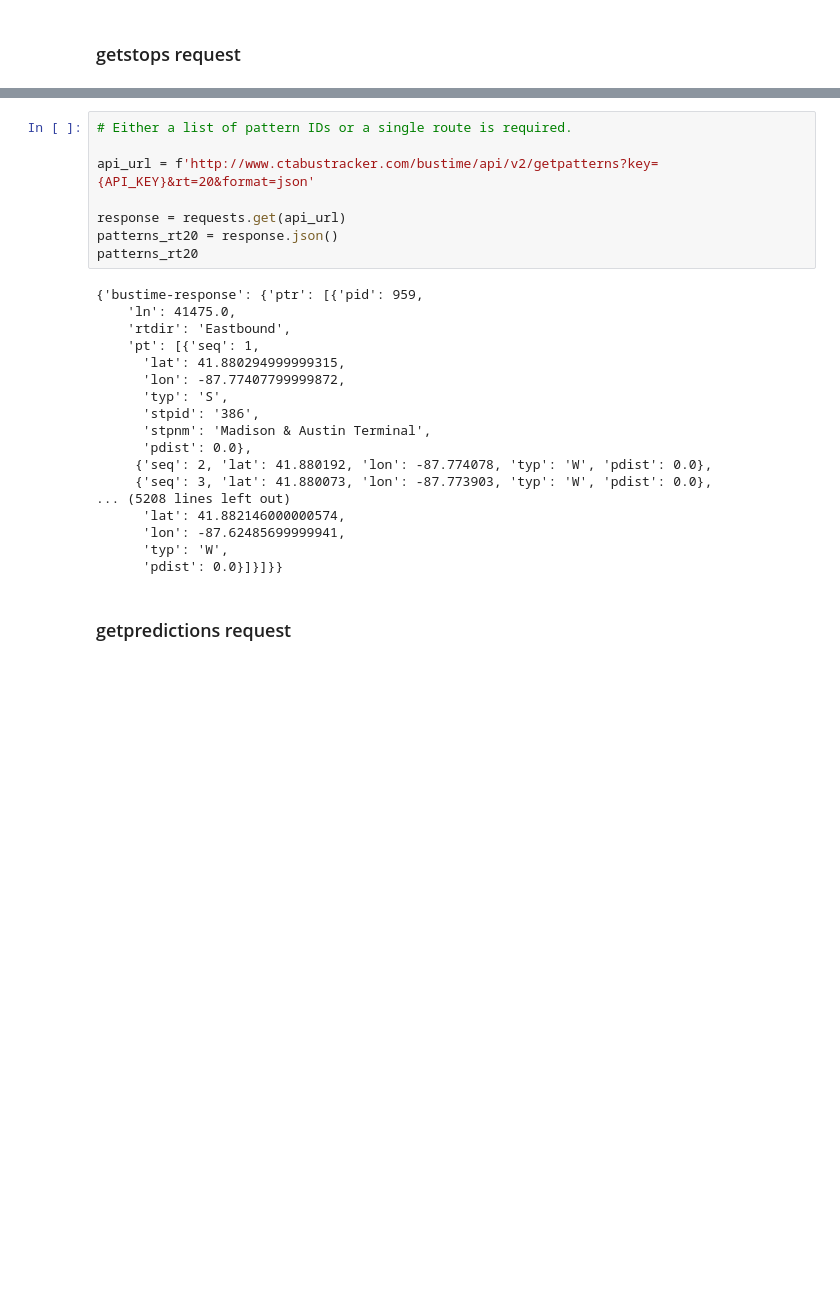
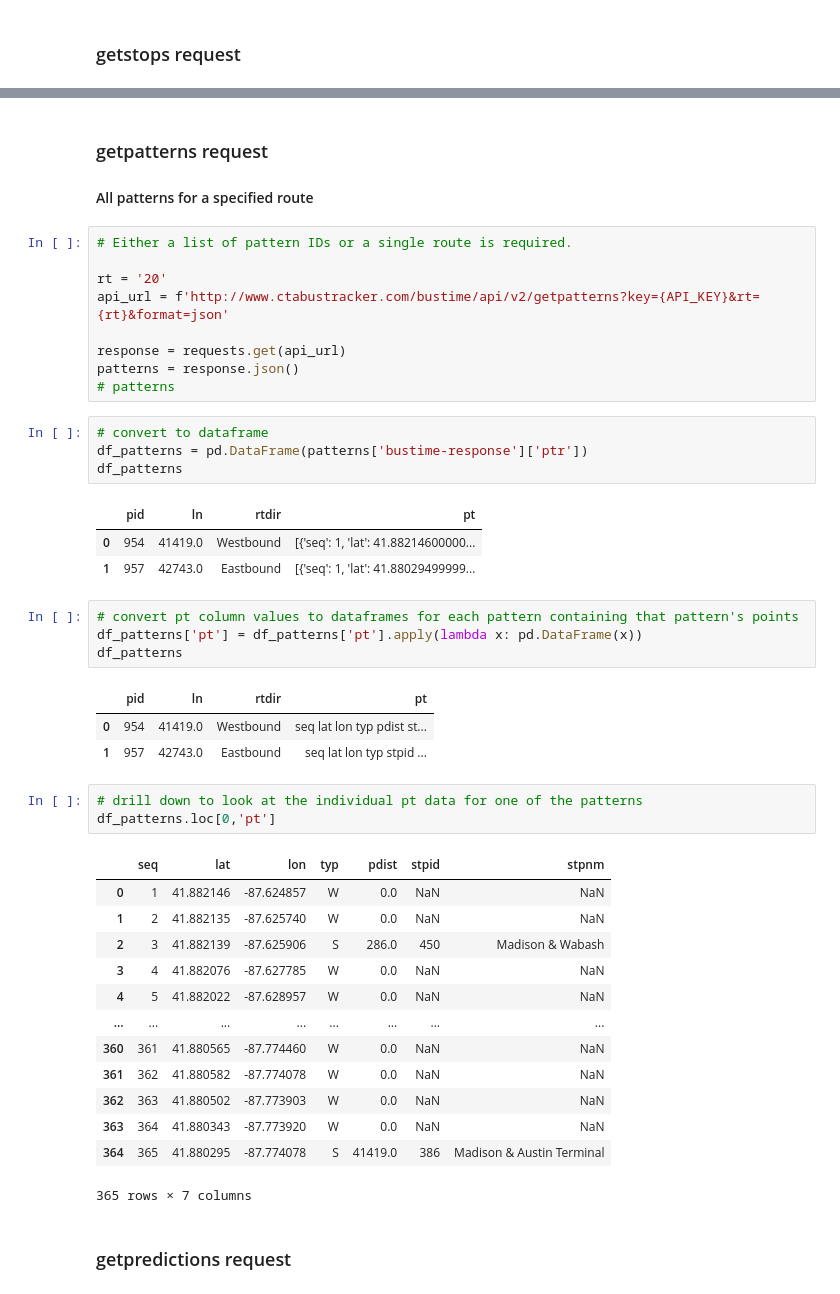
Before and after one commit to kristenhahn/cta_bus_tracker_exploration, a Jupyter notebook: cta_bus_tracker_exploration.ipynb, the cells around one changed output, grey strips where cells are left out. Saved outputs shown, nothing was run; the diff lists cells and outputs as text; blank space fills up the shorter version.

```diff
--- a/cta_bus_tracker_exploration.ipynb
+++ b/cta_bus_tracker_exploration.ipynb
@@ -120,29 +182,48 @@ stops_rt20_wb
+# %% [markdown]
+### getpatterns request
+#### All patterns for a specified route
 # %%
 # Either a list of pattern IDs or a single route is required.
 
-api_url = f'http://www.ctabustracker.com/bustime/api/v2/getpatterns?key={API_KEY}&rt=20&format=json'
+rt = '20'
+api_url = f'http://www.ctabustracker.com/bustime/api/v2/getpatterns?key={API_KEY}&rt={rt}&format=json'
 
 response = requests.get(api_url)
-patterns_rt20 = response.json()
-patterns_rt20
+patterns = response.json()
+# patterns
-# %% [output]
-{'bustime-response': {'ptr': [{'pid': 959,
-    'ln': 41475.0,
-    'rtdir': 'Eastbound',
-    'pt': [{'seq': 1,
-      'lat': 41.880294999999315,
-      'lon': -87.77407799999872,
-      'typ': 'S',
-      'stpid': '386',
-      'stpnm': 'Madison & Austin Terminal',
-      'pdist': 0.0},
-     {'seq': 2, 'lat': 41.880192, 'lon': -87.774078, 'typ': 'W', 'pdist': 0.0},
-     {'seq': 3, 'lat': 41.880073, 'lon': -87.773903, 'typ': 'W', 'pdist': 0.0},
-... (5208 lines left out)
-      'lat': 41.882146000000574,
-      'lon': -87.62485699999941,
-      'typ': 'W',
-      'pdist': 0.0}]}]}}
+# %%
+# convert to dataframe
+df_patterns = pd.DataFrame(patterns['bustime-response']['ptr'])
+df_patterns
+# %% [output]
+|  | pid | ln | rtdir | pt |
+| 0 | 954 | 41419.0 | Westbound | [{'seq': 1, 'lat': 41.88214600000... |
+| 1 | 957 | 42743.0 | Eastbound | [{'seq': 1, 'lat': 41.88029499999... |
+# %%
+# convert pt column values to dataframes for each pattern containing that pattern's points
+df_patterns['pt'] = df_patterns['pt'].apply(lambda x: pd.DataFrame(x))
+df_patterns
+# %% [output]
+|  | pid | ln | rtdir | pt |
+| 0 | 954 | 41419.0 | Westbound | seq lat lon typ pdist st... |
+| 1 | 957 | 42743.0 | Eastbound | seq lat lon typ stpid ... |
+# %%
+# drill down to look at the individual pt data for one of the patterns
+df_patterns.loc[0,'pt']
+# %% [output]
+|  | seq | lat | lon | typ | pdist | stpid | stpnm |
+| 0 | 1 | 41.882146 | -87.624857 | W | 0.0 | NaN | NaN |
+| 1 | 2 | 41.882135 | -87.625740 | W | 0.0 | NaN | NaN |
+| 2 | 3 | 41.882139 | -87.625906 | S | 286.0 | 450 | Madison & Wabash |
+| 3 | 4 | 41.882076 | -87.627785 | W | 0.0 | NaN | NaN |
+| 4 | 5 | 41.882022 | -87.628957 | W | 0.0 | NaN | NaN |
+| ... | ... | ... | ... | ... | ... | ... | ... |
+| 360 | 361 | 41.880565 | -87.774460 | W | 0.0 | NaN | NaN |
+| 361 | 362 | 41.880582 | -87.774078 | W | 0.0 | NaN | NaN |
+| 362 | 363 | 41.880502 | -87.773903 | W | 0.0 | NaN | NaN |
+| 363 | 364 | 41.880343 | -87.773920 | W | 0.0 | NaN | NaN |
+| 364 | 365 | 41.880295 | -87.774078 | S | 41419.0 | 386 | Madison & Austin Terminal |
+365 rows × 7 columns
 # %% [markdown]
 ### getpredictions request
 # %%
```
Also changed, not shown: parts of 17 cells of this notebook.
